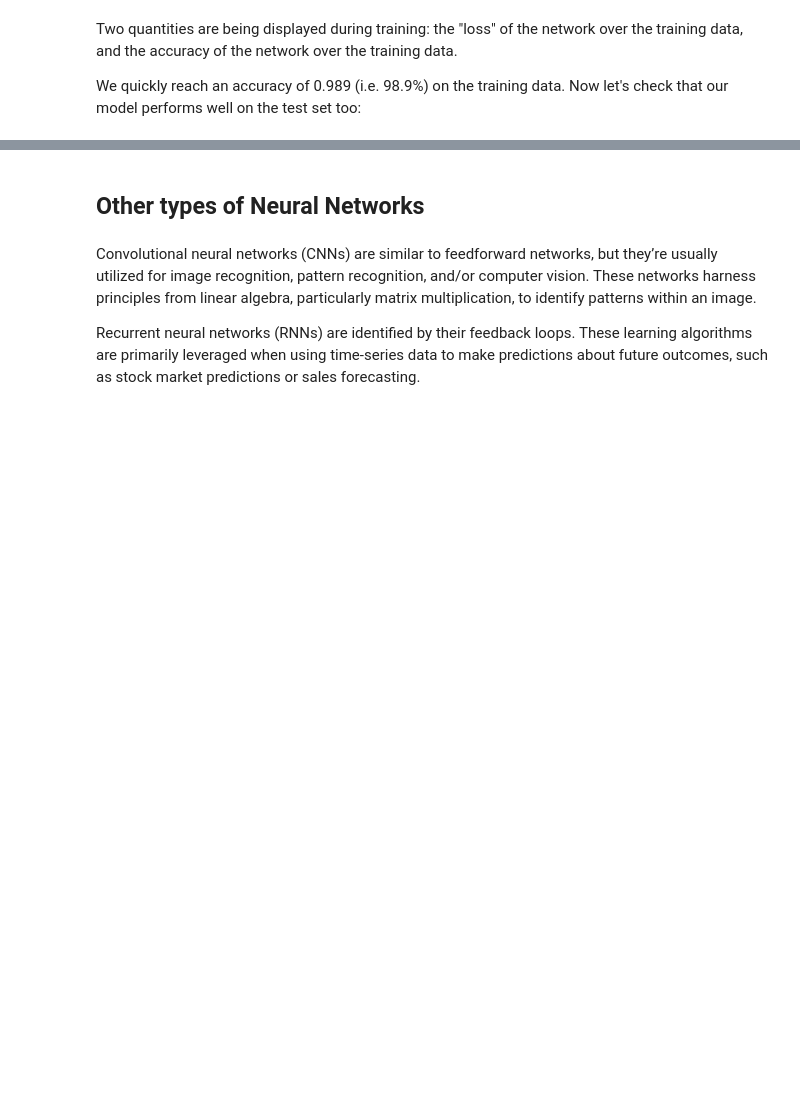
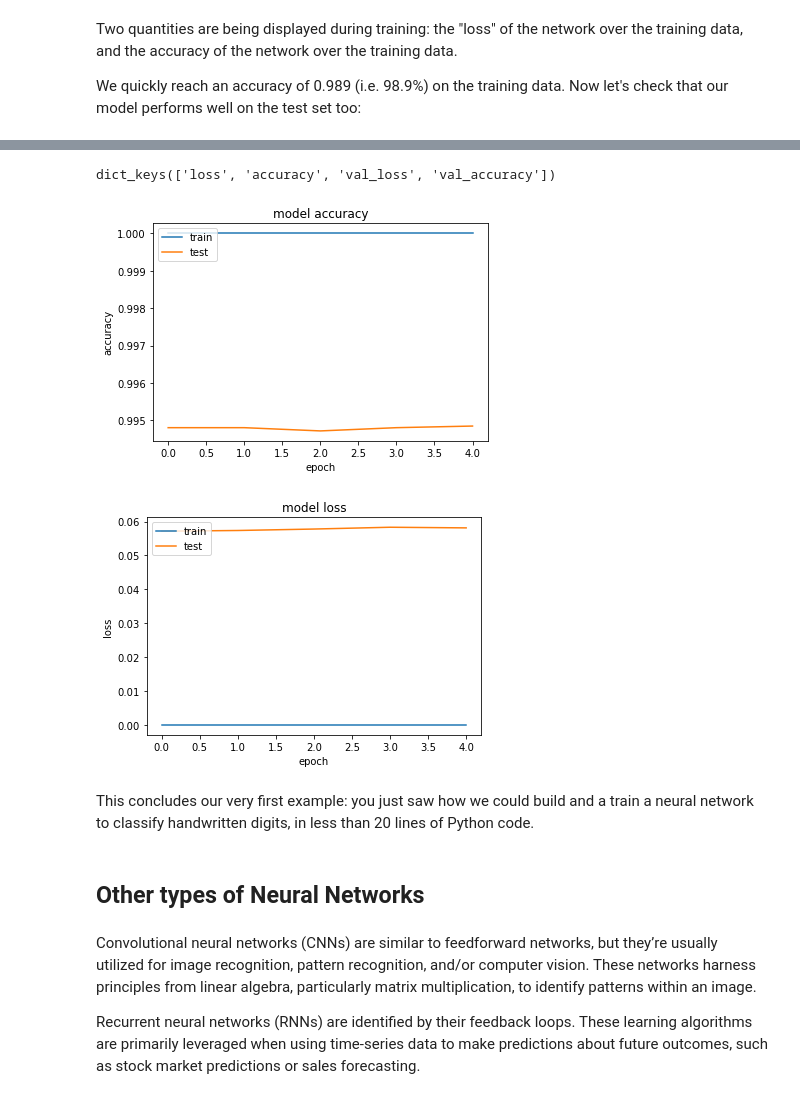
Before and after one commit to polyhedron-gdl/advanced-machine-learning-for-finance, a Jupyter notebook: 2022/1-notebooks/chapter-1-1.ipynb, the cells around one changed output, grey strips where cells are left out. Cells and saved outputs as stored; diff of their text form; code cells hidden in the pictures; blank space fills up the shorter version.

```diff
--- a/2022/1-notebooks/chapter-1-1.ipynb
+++ b/2022/1-notebooks/chapter-1-1.ipynb
@@ -842,0 +840,4 @@ This concludes our very first example: you just saw how we could build and a tra
+# %%
+X = np.concatenate((train_images, test_images))
+Y = np.concatenate((train_labels, test_labels))
+print(X.shape, Y.shape)
@@ -842,0 +846,2 @@ This concludes our very first example: you just saw how we could build and a tra
+# %%
+history = network.fit(X, Y, validation_split=0.33, epochs=5, verbose=1)
@@ -843,3 +859,30 @@ This concludes our very first example: you just saw how we could build and a tra
+# %%
+# list all data in history
+print(history.history.keys())
+# %% [output]
+dict_keys(['loss', 'accuracy', 'val_loss', 'val_accuracy'])
+# %%
+# summarize history for accuracy
+plt.plot(history.history['accuracy'])
+plt.plot(history.history['val_accuracy'])
+plt.title('model accuracy')
+plt.ylabel('accuracy')
+plt.xlabel('epoch')
+plt.legend(['train', 'test'], loc='upper left')
+plt.show()
+# summarize history for loss
+plt.plot(history.history['loss'])
+plt.plot(history.history['val_loss'])
+plt.title('model loss')
+plt.ylabel('loss')
+plt.xlabel('epoch')
+plt.legend(['train', 'test'], loc='upper left')
+plt.show()
+# %% [output]
+[figure, added]
+[figure, added]
+# %% [markdown]
+This concludes our very first example: you just saw how we could build and a train a neural network to classify handwritten digits, in less than 20 lines of Python code.
 # %% [markdown]
 ## Other types of Neural Networks
 # %% [markdown]
```
Also changed, not shown: parts of 9 cells of this notebook.
